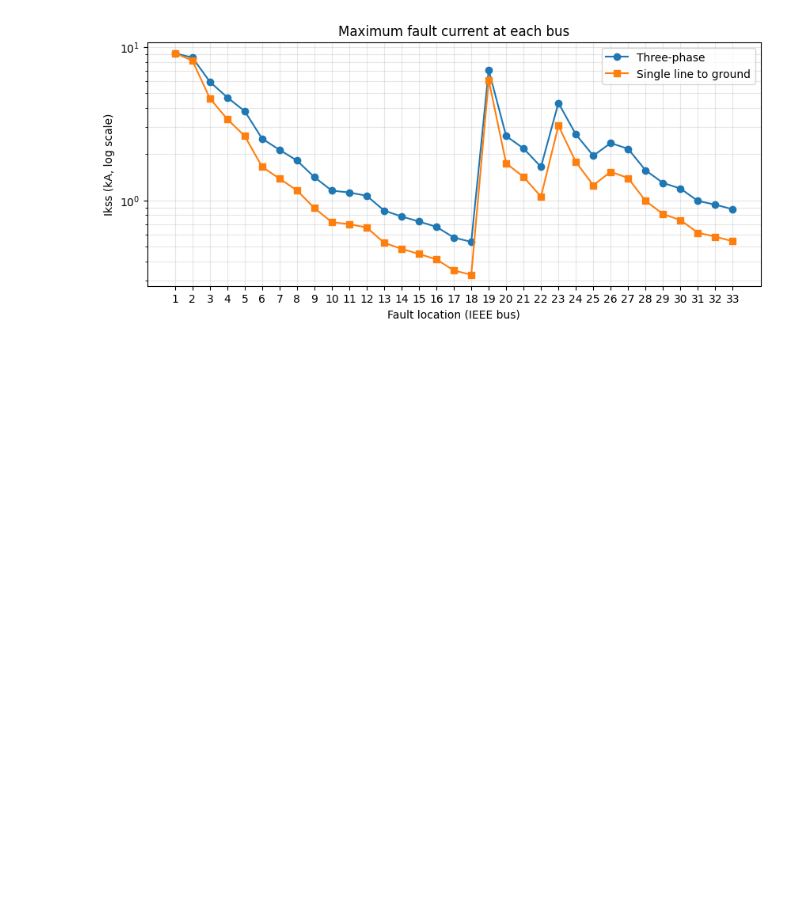
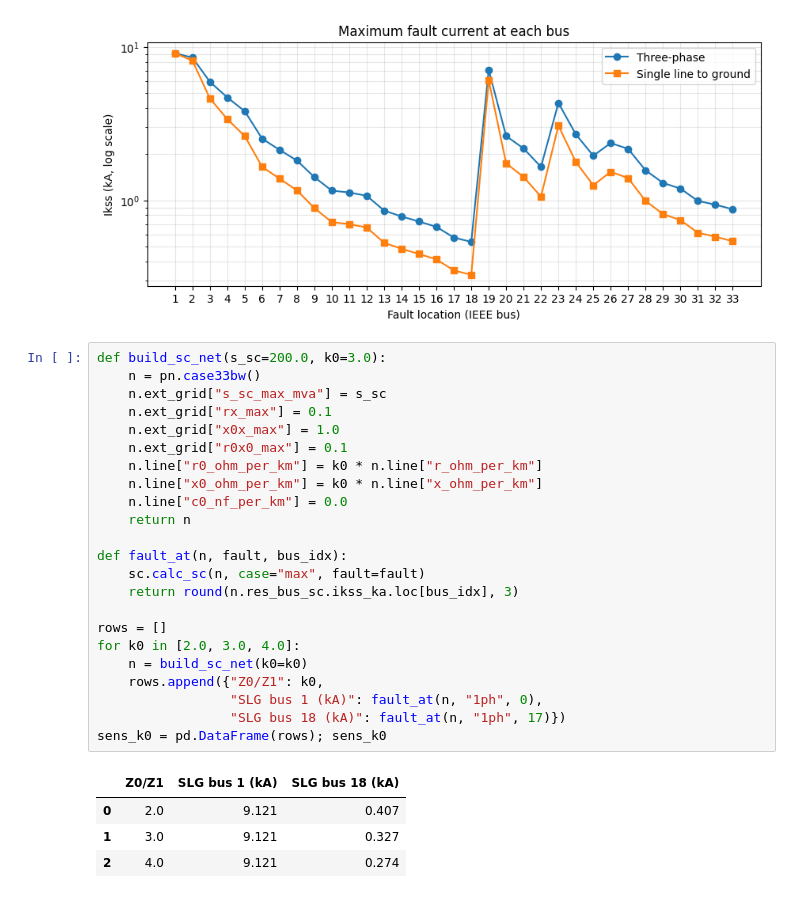
Before and after one commit to yilunge6-cyber/p6-ieee33-loadflow, a Jupyter notebook: notebooks/p6_analysis.ipynb, the cells around one changed output. Drawn from its saved outputs; the diff is of its cells as text; blank space fills up the shorter version.

```diff
--- a/notebooks/p6_analysis.ipynb
+++ b/notebooks/p6_analysis.ipynb
@@ -273,3 +273,31 @@ fig.savefig("figures/fault_currents.png", dpi=200, bbox_inches="tight")
 plt.show()
 # %% [output]
 [figure]
+# %%
+def build_sc_net(s_sc=200.0, k0=3.0):
+    n = pn.case33bw()
+    n.ext_grid["s_sc_max_mva"] = s_sc
+    n.ext_grid["rx_max"] = 0.1
+    n.ext_grid["x0x_max"] = 1.0
+    n.ext_grid["r0x0_max"] = 0.1
+    n.line["r0_ohm_per_km"] = k0 * n.line["r_ohm_per_km"]
+    n.line["x0_ohm_per_km"] = k0 * n.line["x_ohm_per_km"]
+    n.line["c0_nf_per_km"] = 0.0
+    return n
+
+def fault_at(n, fault, bus_idx):
+    sc.calc_sc(n, case="max", fault=fault)
+    return round(n.res_bus_sc.ikss_ka.loc[bus_idx], 3)
+
+rows = []
+for k0 in [2.0, 3.0, 4.0]:
+    n = build_sc_net(k0=k0)
+    rows.append({"Z0/Z1": k0,
+                 "SLG bus 1 (kA)": fault_at(n, "1ph", 0),
+                 "SLG bus 18 (kA)": fault_at(n, "1ph", 17)})
+sens_k0 = pd.DataFrame(rows); sens_k0
+# %% [output]
+|  | Z0/Z1 | SLG bus 1 (kA) | SLG bus 18 (kA) |
+| 0 | 2.0 | 9.121 | 0.407 |
+| 1 | 3.0 | 9.121 | 0.327 |
+| 2 | 4.0 | 9.121 | 0.274 |
```
Also changed, not shown: parts of 6 cells of this notebook.
